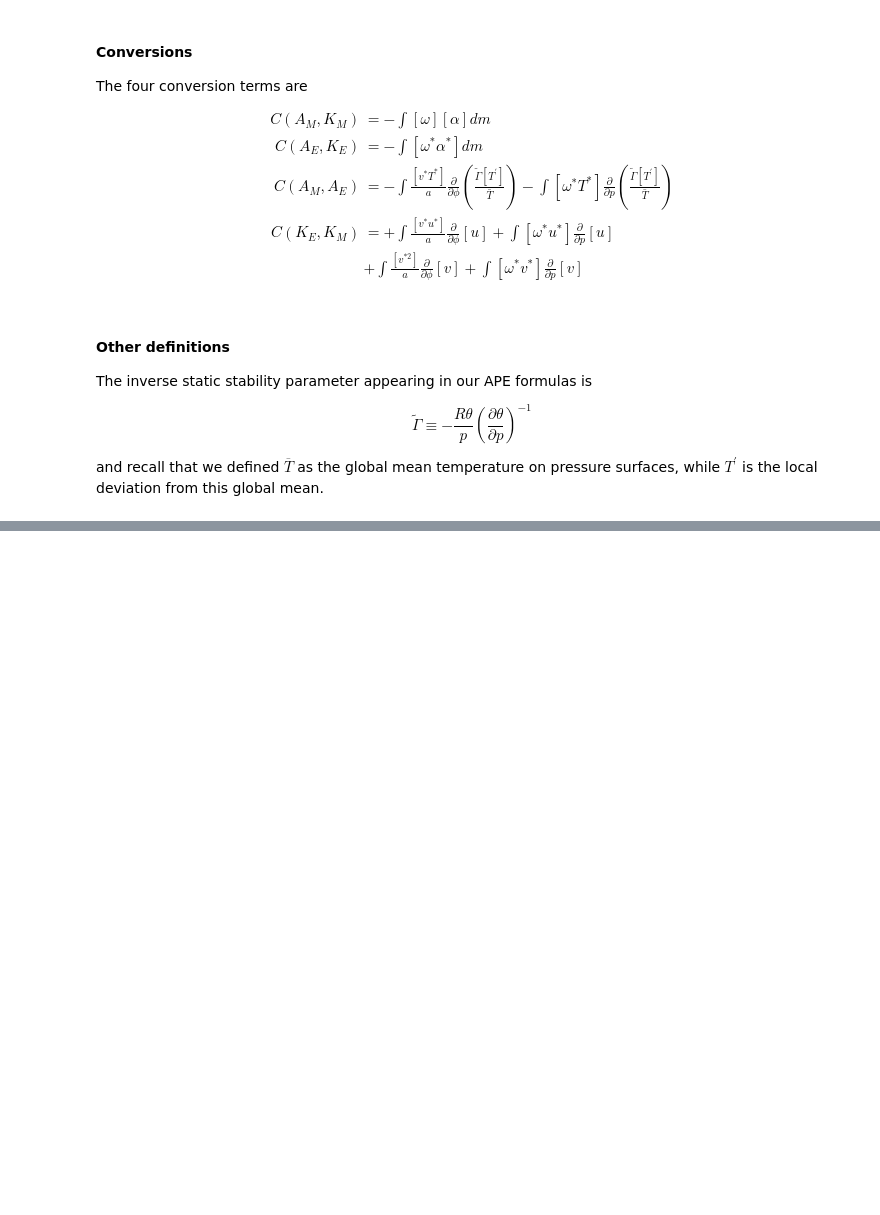
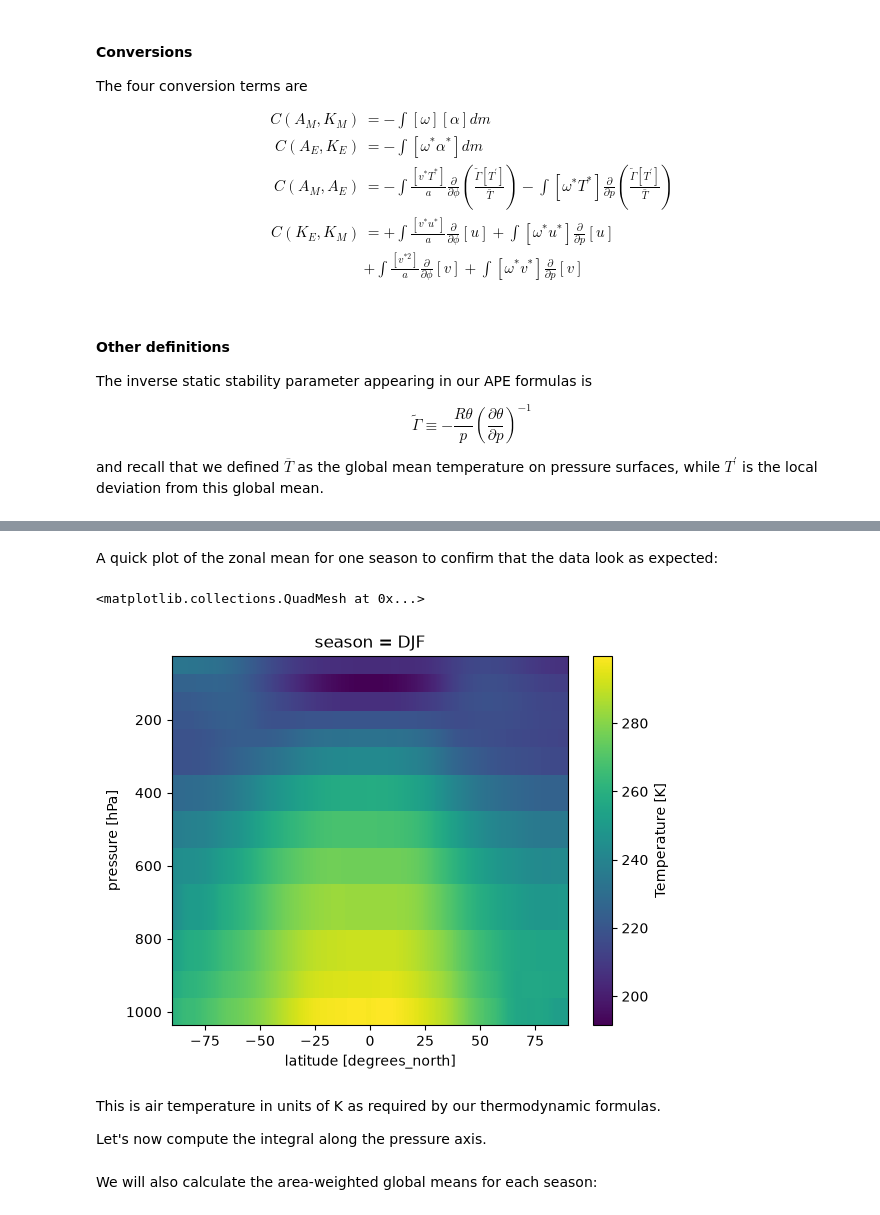
Before and after one commit to brian-rose/general-circulation, a Jupyter notebook: lectures/ape.ipynb, the cells around one changed output, grey strips where cells are left out. Saved outputs shown, nothing was run; the diff lists cells and outputs as text; code cells hidden in the pictures; blank space fills up the shorter version.

```diff
--- a/lectures/ape.ipynb
+++ b/lectures/ape.ipynb
@@ -649,0 +670,6 @@ and recall that we defined $\overline{T}$ as the global mean temperature on pres
+# %%
+# path_to_roselab = '/nfs/roselab_rit' # from DAES servers
+path_to_roselab = '/Volumes/roselab_rit' # mounted on my laptop
+era5_path = path_to_roselab + '/data/ERA5/clim/'
+# %%
+Tbar = xr.open_dataarray(era5_path + "Tbar.2021.nc")
@@ -649,0 +696,11 @@ and recall that we defined $\overline{T}$ as the global mean temperature on pres
+# %% [markdown]
+A quick plot of the zonal mean for one season to confirm that the data look as expected:
+# %%
+Tbar.sel(season='DJF').mean(dim="longitude").plot(yincrease=False)
+# %% [output]
+<matplotlib.collections.QuadMesh at 0x...>
+[figure, added]
+# %% [markdown]
+This is air temperature in units of K as required by our thermodynamic formulas.
+
+Let's now compute the integral along the pressure axis.
@@ -649,0 +713,2 @@ and recall that we defined $\overline{T}$ as the global mean temperature on pres
+# %% [markdown]
+We will also calculate the area-weighted global means for each season:
```
Also changed, not shown: parts of 10 cells of this notebook.
